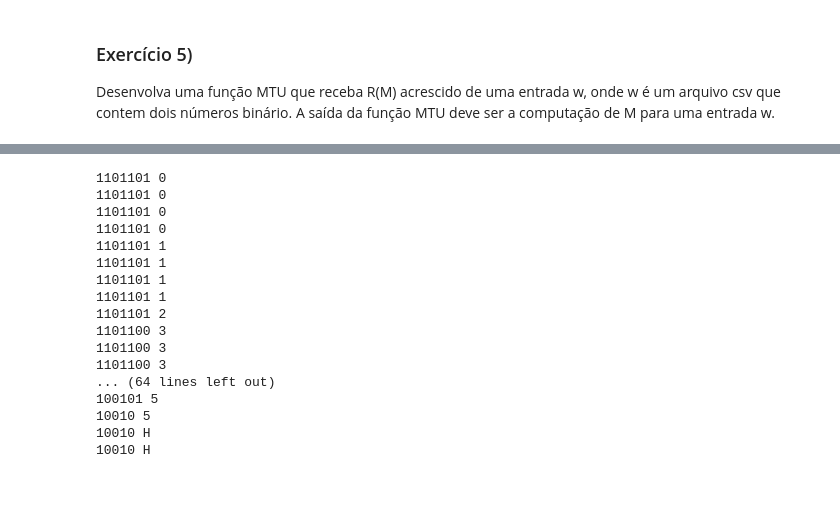
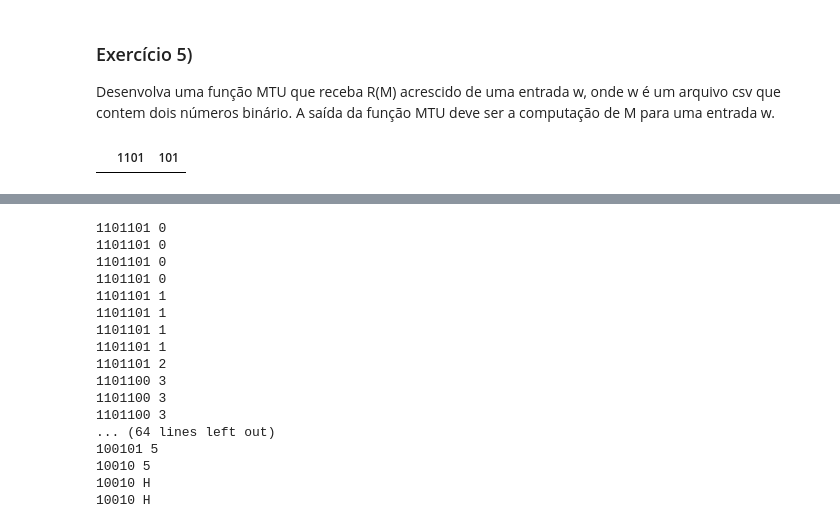
Before and after one commit to caiomtls/Trabalho_Final_GCC108, a Jupyter notebook: Tabalho_Final_Enunciado.ipynb, the cells around one changed output, grey strips where cells are left out. Saved outputs shown, nothing was run; the diff lists cells and outputs as text; code cells hidden in the pictures; blank space fills up the shorter version.

```diff
--- a/Tabalho_Final_Enunciado.ipynb
+++ b/Tabalho_Final_Enunciado.ipynb
@@ -80,0 +145,6 @@ Desenvolva uma função MTU que receba R(M) acrescido de uma entrada w, onde w
+# %%
+input = pd.read_csv('w.csv')
+# %%
+input
+# %% [output]
+|  | 1101 | 101 |
```
Also changed, not shown: parts of 6 cells of this notebook, 4 other files.
